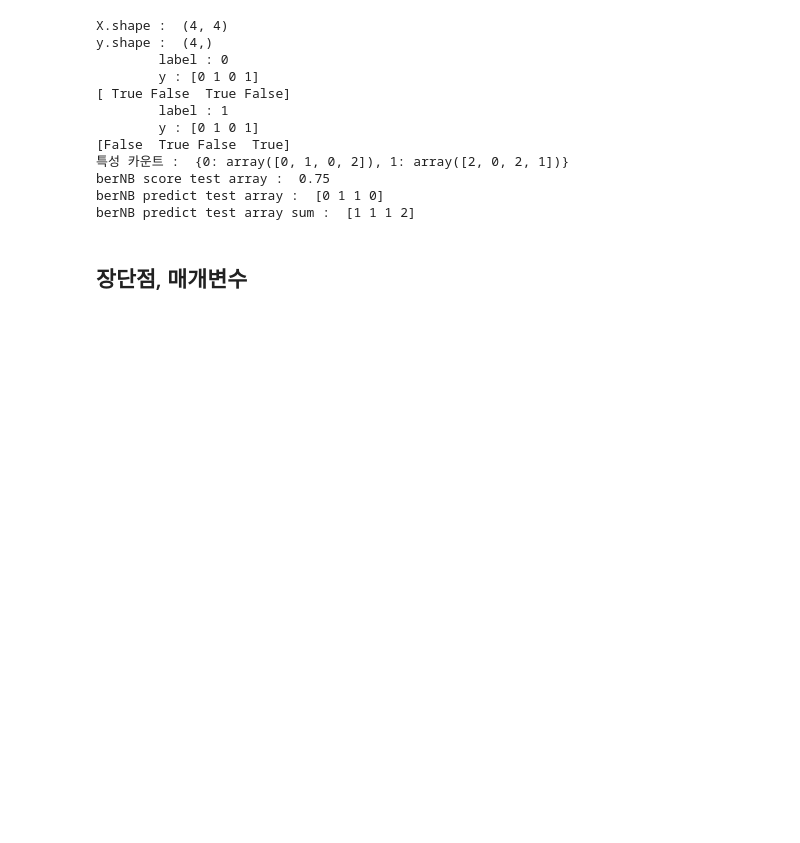
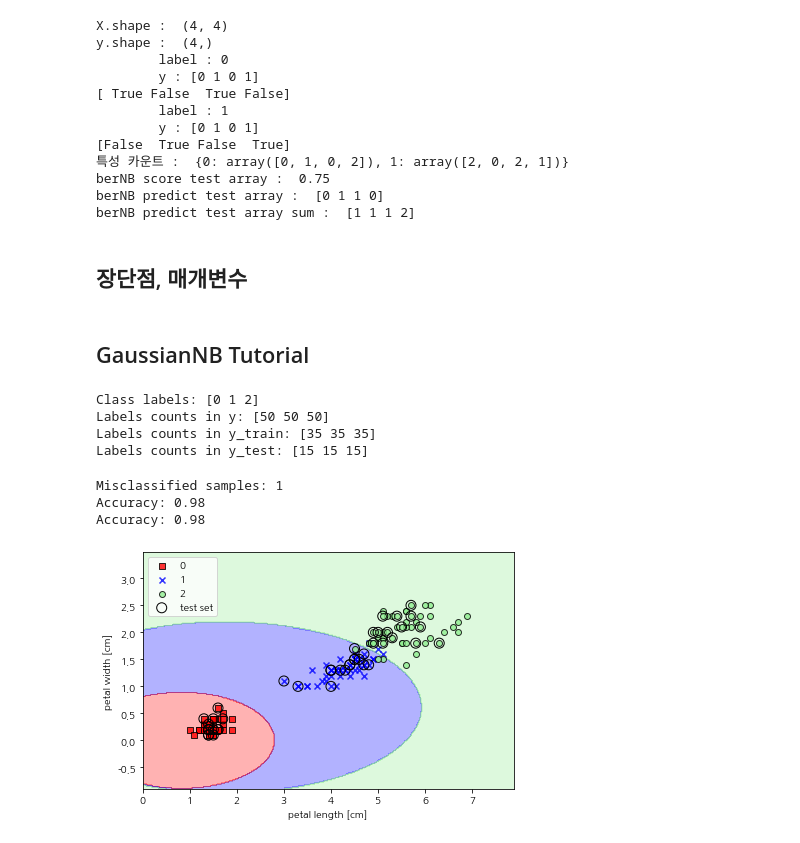
Before and after one commit to sdlee1026/machine, a Jupyter notebook: models/Supervised_Learning/Navie_bayes.ipynb, the cells around one changed output. Cells and saved outputs as stored; diff of their text form; code cells hidden in the pictures; blank space fills up the shorter version.

Commit message:
Update GaussianNB
Update GaussainNB tutorial, used iris dataset

```diff
--- a/models/Supervised_Learning/Navie_bayes.ipynb
+++ b/models/Supervised_Learning/Navie_bayes.ipynb
@@ -104,3 +104,5 @@ berNB predict test array sum :  [1 1 1 2]
 # 훈련과 예측 속도가 빠르며, 훈련 과정을 이해하기 비교적 쉬움
 # 희소한 고차원 데이터에서 잘 작동, 비교적 매개변수에 둔감함
 # 선형모델을 사용 했을때 학습시간이 너무 오래걸리는 큰 데이터셋에 Naive bayes 모델들을 시도해볼만 함
+# %% [markdown]
+## GaussianNB Tutorial
@@ -106,0 +114,34 @@ berNB predict test array sum :  [1 1 1 2]
+# %%
+from sklearn.naive_bayes import GaussianNB
+
+# Loading the Iris dataset from scikit-learn
+# Here, the third column represents the petal length, and the fourth column the petal width of the flower samples.
+# The classes are already converted to integer labels where 0=Iris-Setosa, 1=Iris-Versicolor, 2=Iris-Virginica.
+
+iris = datasets.load_iris()
+X = iris.data[:, [2, 3]]
+y = iris.target
+
+print('Class labels:', np.unique(y))
+
+
+#Splitting data into 70% training and 30% test data:
+
+X_train, X_test, y_train, y_test = train_test_split(
+    X, y, test_size=0.3, random_state=1, stratify=y)
+
+print('Labels counts in y:', np.bincount(y))
+print('Labels counts in y_train:', np.bincount(y_train))
+print('Labels counts in y_test:', np.bincount(y_test))
+
+
+#Standardizing the features:
+sc = StandardScaler()
+sc.fit(X_train)
+X_train_std = sc.transform(X_train)
+X_test_std = sc.transform(X_test)
+# %% [output]
+Class labels: [0 1 2]
+Labels counts in y: [50 50 50]
+Labels counts in y_train: [35 35 35]
+Labels counts in y_test: [15 15 15]
@@ -106,0 +190,23 @@ berNB predict test array sum :  [1 1 1 2]
+# %%
+gnb = GaussianNB()
+gnb.fit(X_train, y_train)
+y_pred = gnb.predict(X_test)
+print('Misclassified samples: %d' % (y_test != y_pred).sum())
+print('Accuracy: %.2f' % accuracy_score(y_test, y_pred))
+print('Accuracy: %.2f' % gnb.score(X_test, y_test))
+
+X_combined = np.vstack((X_train, X_test))
+y_combined = np.hstack((y_train, y_test))
+plot_decision_regions(X_combined, y_combined,
+                      classifier=gnb, test_idx=range(105, 150))
+
+plt.xlabel('petal length [cm]')
+plt.ylabel('petal width [cm]')
+plt.legend(loc='upper left')
+plt.tight_layout()
+plt.show()
+# %% [output]
+Misclassified samples: 1
+Accuracy: 0.98
+Accuracy: 0.98
+[figure, added]
```
Also changed, not shown: parts of 2 cells of this notebook, 1 other file.
